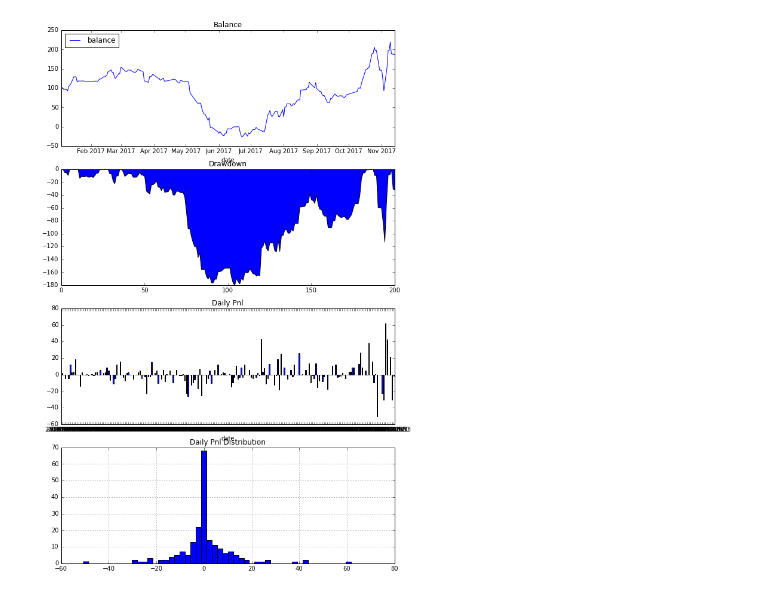
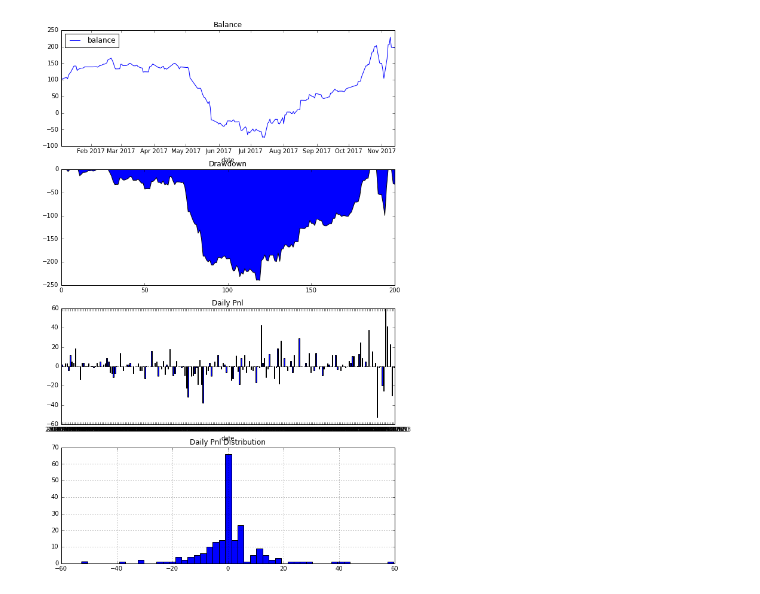
Before and after one commit to lo-e/python-for-investment, a Jupyter notebook: jupyter/Dual Thrust.ipynb, the cells around one changed output. Cells and saved outputs as stored; diff of their text form; code cells hidden in the pictures.

```diff
--- a/jupyter/Dual Thrust.ipynb
+++ b/jupyter/Dual Thrust.ipynb
@@ -11,6 +11,9 @@ from vnpy.trader.app.ctaStrategy.ctaBacktesting import BacktestingEngine
 code = '600380'
 exchange = 'SSE'
 vtCode = '.'.join([code, exchange])
+startDate = '20170101'
+endDate = datetime.now().strftime('%Y%m%d')
+#endDate = '20170601'
 # %%
 '''
 课程策略
@@ -38,7 +41,6 @@ class DualThrustStrategy(CtaTemplate):
     longEntry = 0
     shortEntry = 0
     exitTime = time(hour=14, minute=55)
-    openTime = time(hour=9, minute=30)
 
     longEntered = False
     shortEntered = False
@@ -100,8 +102,11 @@ class DualThrustStrategy(CtaTemplate):
         print tick.lastPrice
         print '\n'
         '''
-        if tick.datetime.time() >= self.openTime:
-            self.bm.updateTick(tick)
+        theEndDate = datetime.strptime(endDate, '%Y%m%d')
+        if tick.datetime.date() >= theEndDate.date():
+            return
+        self.bm.updateTick(tick)
+
 
     #----------------------------------------------------------------------
     def onBar(self, bar):
@@ -132,9 +137,10 @@ class DualThrustStrategy(CtaTemplate):
                 self.range = self.dayHigh - self.dayLow
                 self.longEntry = bar.open + self.k1 * self.range
                 self.shortEntry = bar.open - self.k2 * self.range
-                '''
-                print 'range = %.2f' % self.range
-                '''
+                #'''
+                print 'range %.2f' % self.range
+                print '\n'
+                #'''
 
             self.dayOpen = bar.open
             self.dayHigh = bar.high
@@ -266,7 +524,7 @@ engine = BacktestingEngine()
 engine.setBacktestingMode(engine.TICK_MODE)
 
 #设置回测的起始日期
-engine.setStartDate('20170101', initDays = initDays) #这里的initDays是真正起作用的
+engine.setStartDate(startDate, initDays = initDays) #这里的initDays是真正起作用的
 
 #设置产品相关参数
 engine.setSlippage(0)           #滑点设置为0
@@ -307 +565 @@ engine.showDailyResult()
-[figure, old version]
+[figure, new version]
```
Also changed, not shown: parts of 3 cells of this notebook, 1 other file.
